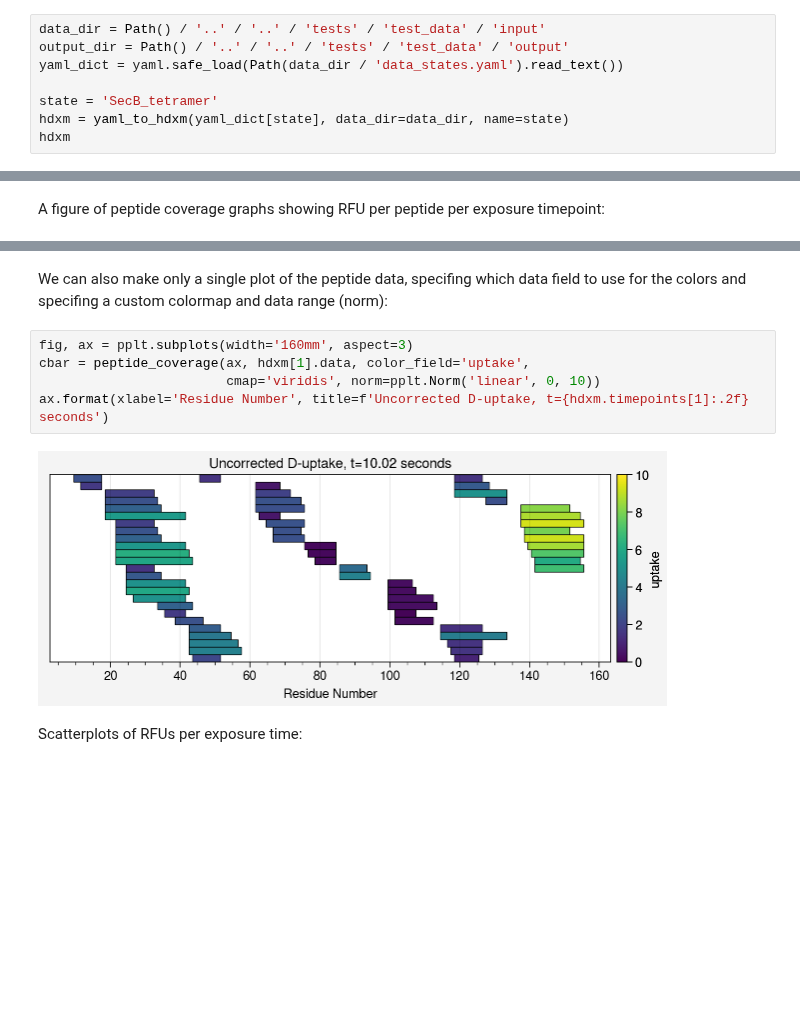
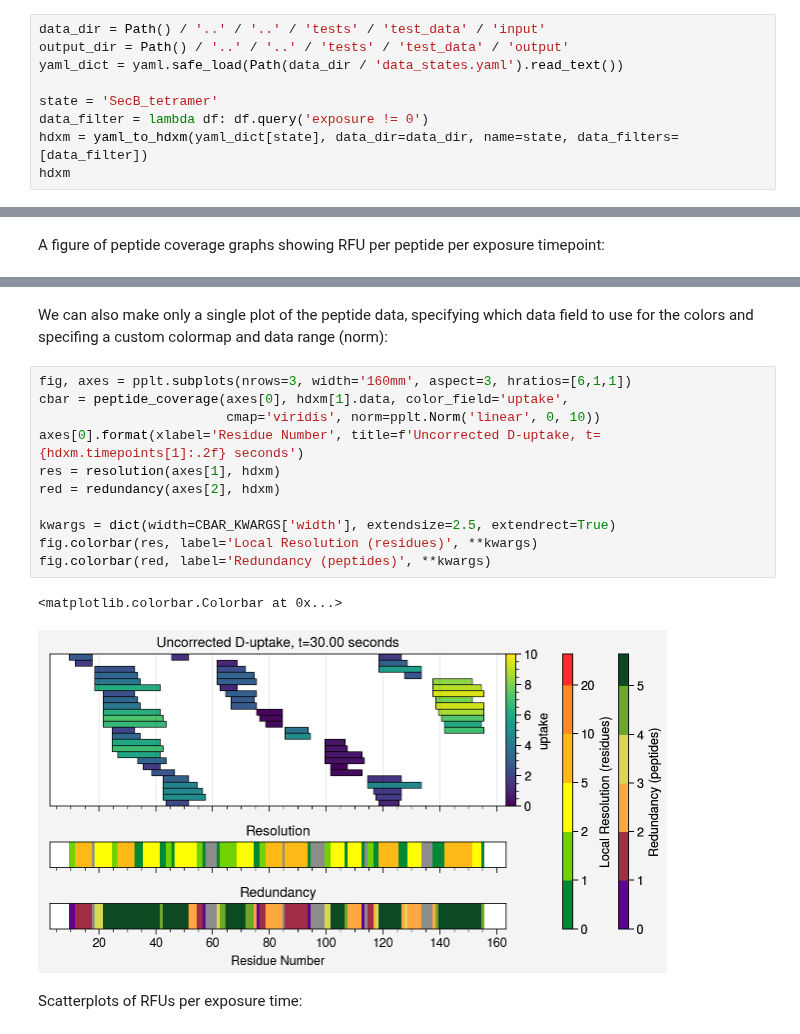
Before and after one commit to Jhsmit/PyHDX, a Jupyter notebook: docs/examples/04_plot_output.ipynb, the cells around one changed output, grey strips where cells are left out. Cells and saved outputs as stored; diff of their text form; blank space fills up the shorter version.

Commit message:
peptide mse fix, add plot redundancy / resolution

```diff
--- a/docs/examples/04_plot_output.ipynb
+++ b/docs/examples/04_plot_output.ipynb
@@ -13,6 +13,7 @@ output_dir = Path() / '..' / '..' / 'tests' / 'test_data' / 'output'
 yaml_dict = yaml.safe_load(Path(data_dir / 'data_states.yaml').read_text())
 
 state = 'SecB_tetramer'
-hdxm = yaml_to_hdxm(yaml_dict[state], data_dir=data_dir, name=state)
+data_filter = lambda df: df.query('exposure != 0')
+hdxm = yaml_to_hdxm(yaml_dict[state], data_dir=data_dir, name=state, data_filters=[data_filter])
 hdxm
 # %% [output]
@@ -26,13 +27,20 @@ fig, axes, colorbar = peptide_coverage_figure(hdxm.data)
 # %% [markdown]
-We can also make only a single plot of the peptide data, specifing which data field to use for the colors and
+We can also make only a single plot of the peptide data, specifying which data field to use for the colors and
 specifing a custom colormap and data range (norm):
 # %%
-fig, ax = pplt.subplots(width='160mm', aspect=3)
-cbar = peptide_coverage(ax, hdxm[1].data, color_field='uptake',
+fig, axes = pplt.subplots(nrows=3, width='160mm', aspect=3, hratios=[6,1,1])
+cbar = peptide_coverage(axes[0], hdxm[1].data, color_field='uptake',
                         cmap='viridis', norm=pplt.Norm('linear', 0, 10))
-ax.format(xlabel='Residue Number', title=f'Uncorrected D-uptake, t={hdxm.timepoints[1]:.2f} seconds')
+axes[0].format(xlabel='Residue Number', title=f'Uncorrected D-uptake, t={hdxm.timepoints[1]:.2f} seconds')
+res = resolution(axes[1], hdxm)
+red = redundancy(axes[2], hdxm)
+
+kwargs = dict(width=CBAR_KWARGS['width'], extendsize=2.5, extendrect=True)
+fig.colorbar(res, label='Local Resolution (residues)', **kwargs)
+fig.colorbar(red, label='Redundancy (peptides)', **kwargs)
 # %% [output]
+<matplotlib.colorbar.Colorbar at 0x...>
-[figure, old version]
+[figure, new version]
 # %% [markdown]
 Scatterplots of RFUs per exposure time:
 # %%
```
Also changed, not shown: parts of 6 cells of this notebook, 2 other files.
